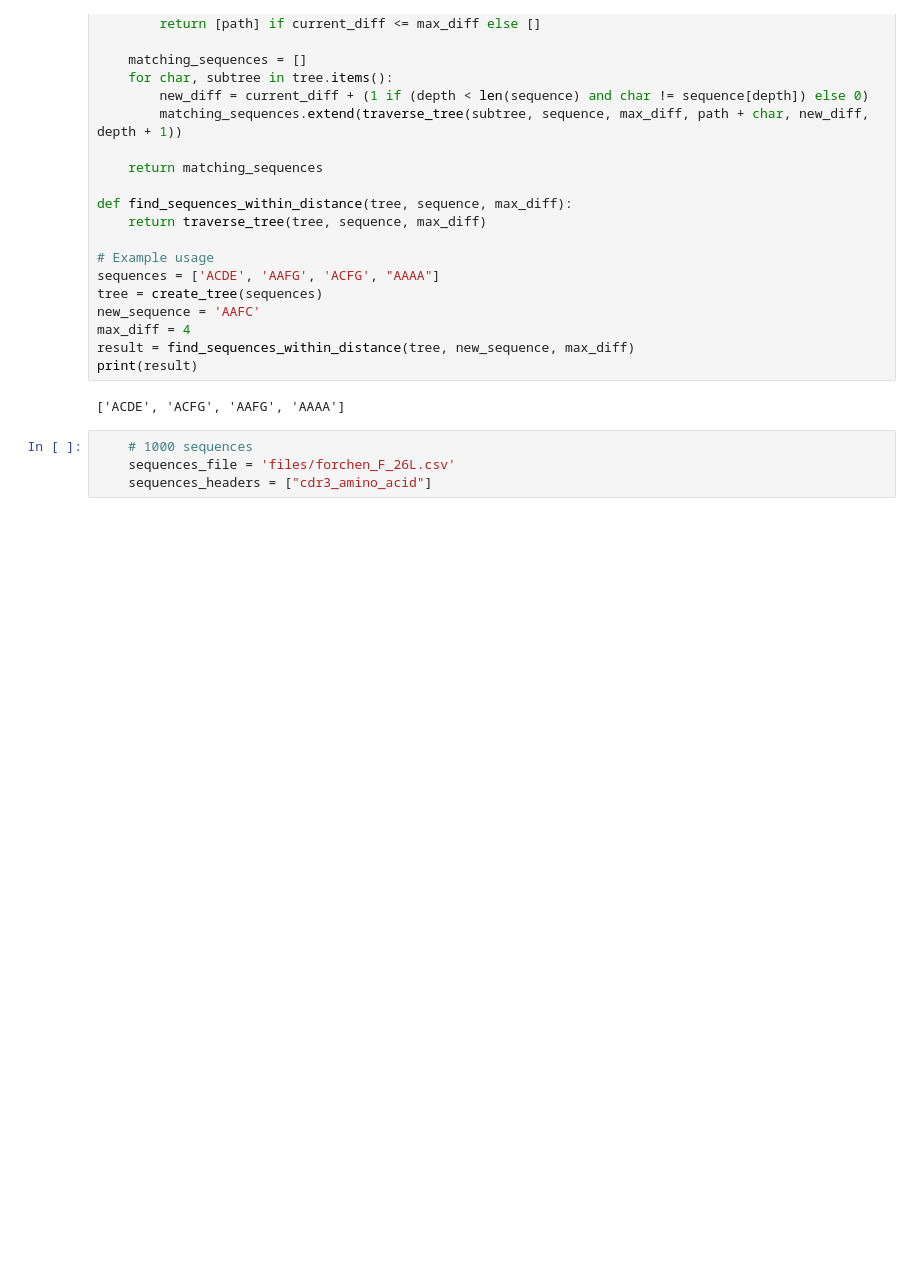
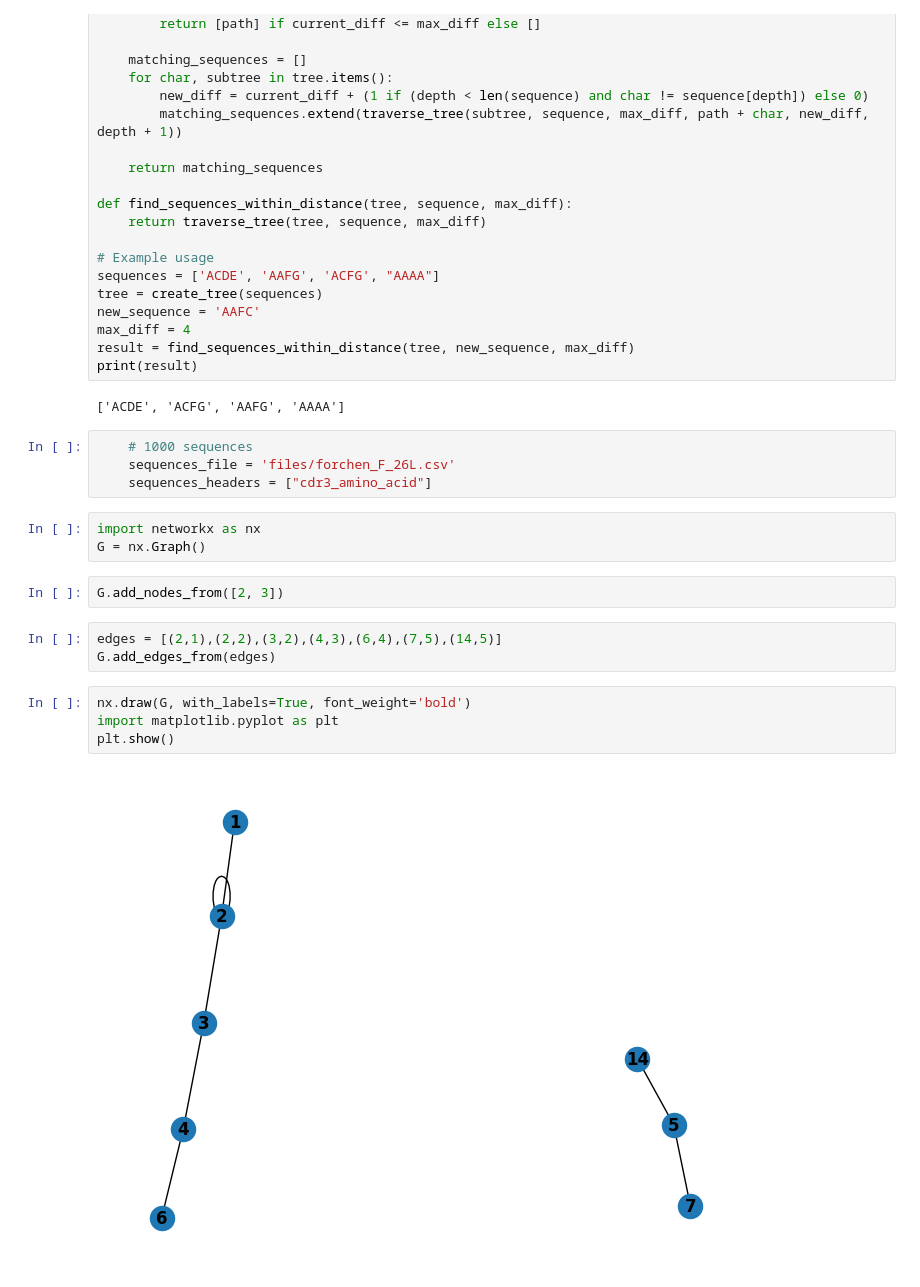
Before and after one commit to chenbis/sol_lab, a Jupyter notebook: a.ipynb, the cells around one changed output. Saved outputs shown, nothing was run; the diff lists cells and outputs as text; blank space fills up the shorter version.

```diff
--- a/a.ipynb
+++ b/a.ipynb
@@ -479,3 +479,17 @@ print(result)
     # 1000 sequences
     sequences_file = 'files/forchen_F_26L.csv'
     sequences_headers = ["cdr3_amino_acid"]
+# %%
+import networkx as nx
+G = nx.Graph()
+# %%
+G.add_nodes_from([2, 3])
+# %%
+edges = [(2,1),(2,2),(3,2),(4,3),(6,4),(7,5),(14,5)]
+G.add_edges_from(edges)
+# %%
+nx.draw(G, with_labels=True, font_weight='bold')
+import matplotlib.pyplot as plt
+plt.show()
+# %% [output]
+[figure, added]
```
Also changed, not shown: 23 other files.
